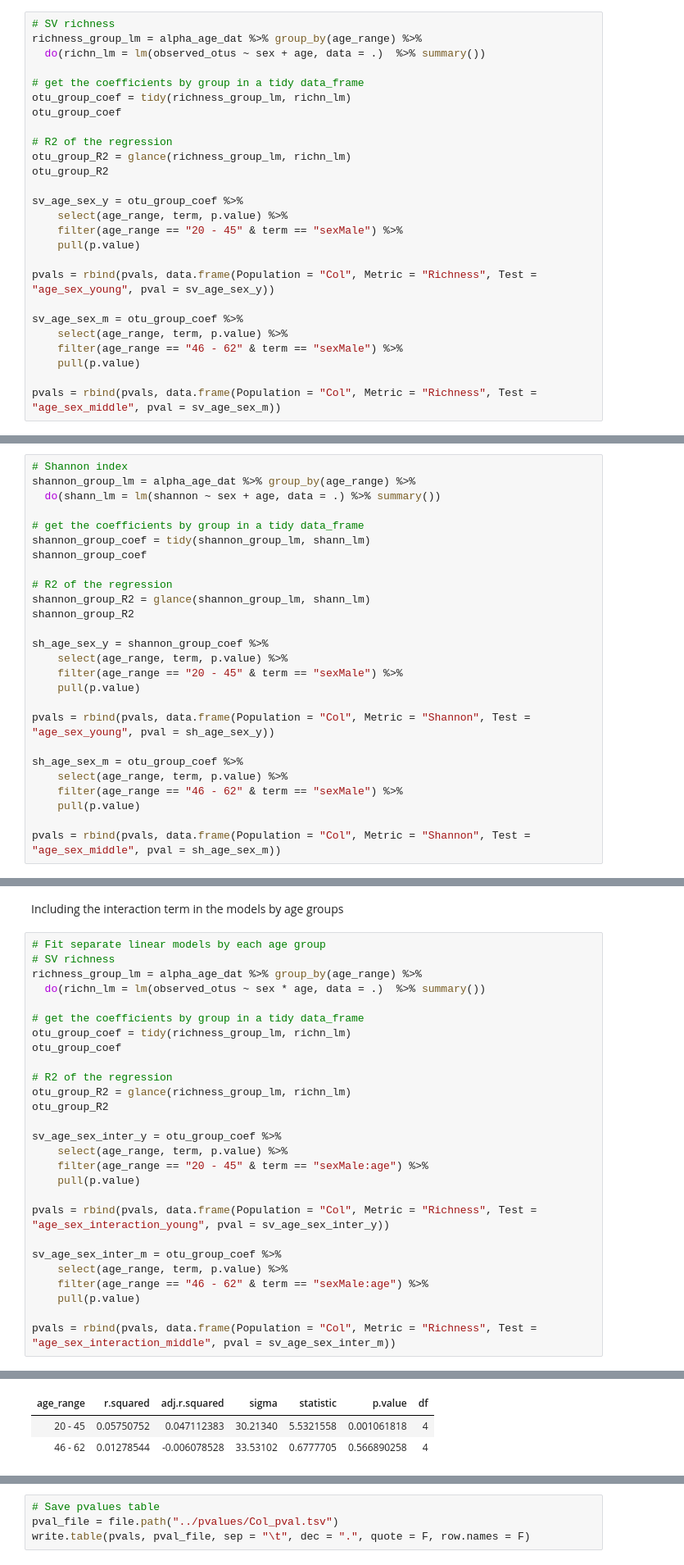
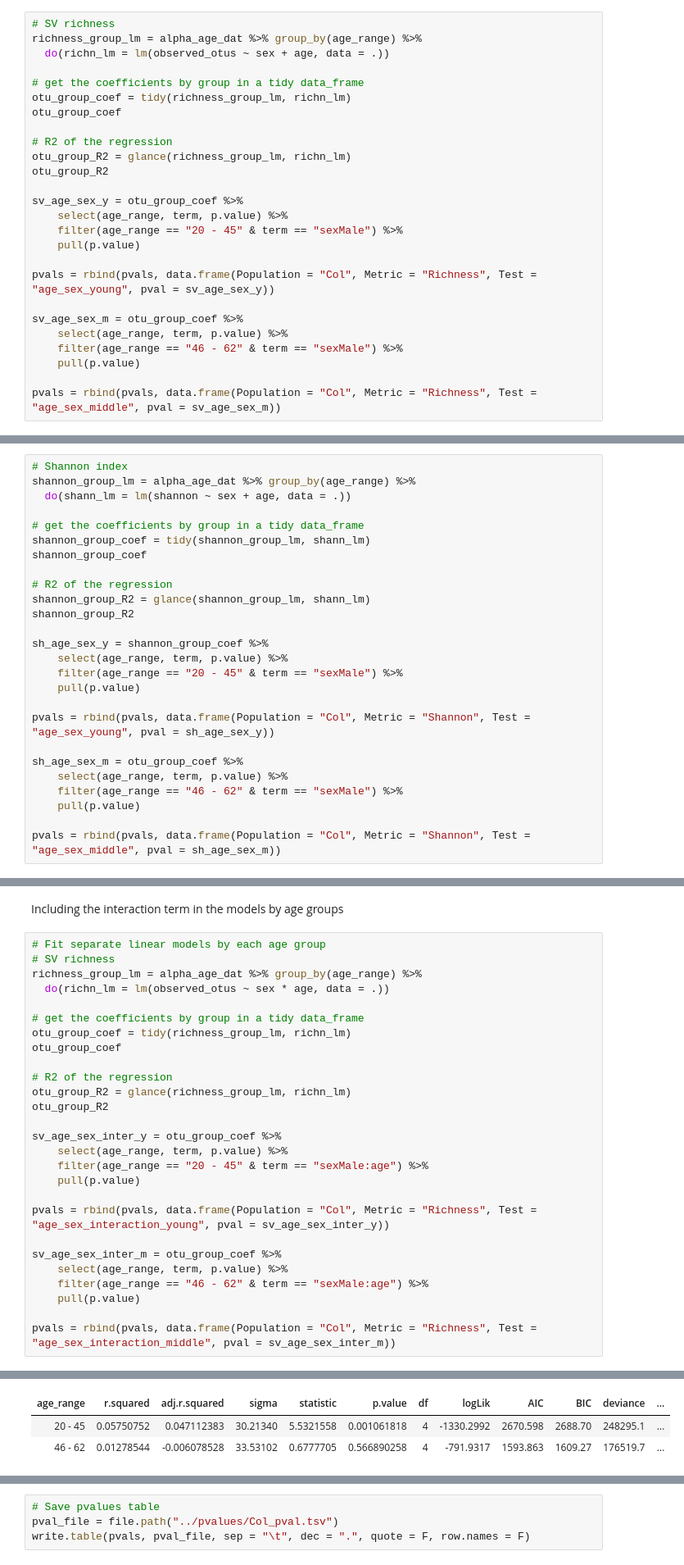
Before and after one commit to jacodela/microbio_aDiv, a Jupyter notebook: Colombia_Analyses/Col_data.ipynb, the cells around one changed output, grey strips where cells are left out. Shown at 82% size. Saved outputs shown, nothing was run; the diff lists cells and outputs as text.

```diff
--- a/Colombia_Analyses/Col_data.ipynb
+++ b/Colombia_Analyses/Col_data.ipynb
@@ -411,7 +411,7 @@ age and sex in each age group separately.
 # %%
 # SV richness
 richness_group_lm = alpha_age_dat %>% group_by(age_range) %>%
-  do(richn_lm = lm(observed_otus ~ sex + age, data = .)  %>% summary())
+  do(richn_lm = lm(observed_otus ~ sex + age, data = .))
 
 # get the coefficients by group in a tidy data_frame
 otu_group_coef = tidy(richness_group_lm, richn_lm)
@@ -448,7 +448,7 @@ pvals = rbind(pvals, data.frame(Population = "Col", Metric = "Richness", Test =
 # %%
 # Shannon index
 shannon_group_lm = alpha_age_dat %>% group_by(age_range) %>%
-  do(shann_lm = lm(shannon ~ sex + age, data = .) %>% summary())
+  do(shann_lm = lm(shannon ~ sex + age, data = .))
 
 # get the coefficients by group in a tidy data_frame
 shannon_group_coef = tidy(shannon_group_lm, shann_lm)
@@ -488,42 +488,42 @@ Including the interaction term in the models by age groups
 # Fit separate linear models by each age group
 # SV richness
 richness_group_lm = alpha_age_dat %>% group_by(age_range) %>%
-  do(richn_lm = lm(observed_otus ~ sex * age, data = .)  %>% summary())
+  do(richn_lm = lm(observed_otus ~ sex * age, data = .))
 
 # get the coefficients by group in a tidy data_frame
 otu_group_coef = tidy(richness_group_lm, richn_lm)
 otu_group_coef
 
 # R2 of the regression
 otu_group_R2 = glance(richness_group_lm, richn_lm)
 otu_group_R2
 
 sv_age_sex_inter_y = otu_group_coef %>%
     select(age_range, term, p.value) %>%
     filter(age_range == "20 - 45" & term == "sexMale:age") %>%
     pull(p.value)
 
 pvals = rbind(pvals, data.frame(Population = "Col", Metric = "Richness", Test = "age_sex_interaction_young", pval = sv_age_sex_inter_y))
 
 sv_age_sex_inter_m = otu_group_coef %>%
     select(age_range, term, p.value) %>%
     filter(age_range == "46 - 62" & term == "sexMale:age") %>%
     pull(p.value)
 
 pvals = rbind(pvals, data.frame(Population = "Col", Metric = "Richness", Test = "age_sex_interaction_middle", pval = sv_age_sex_inter_m))
 # %% [output]
 | age_range | term | estimate | std.error | statistic | p.value |
 | 20 - 45 | (Intercept) | 94.53384115 | 12.1564080 | 7.7764617 | 1.548576e-13 |
 | 20 - 45 | sexMale | -11.92401572 | 17.9049009 | -0.6659638 | 5.059986e-01 |
 | 20 - 45 | age | 0.76507354 | 0.3515414 | 2.1763397 | 3.039031e-02 |
 | 20 - 45 | sexMale:age | 0.05644145 | 0.5151407 | 0.1095651 | 9.128351e-01 |
 | 46 - 62 | (Intercept) | 103.83288956 | 47.1301583 | 2.2031093 | 2.904381e-02 |
 | 46 - 62 | sexMale | 8.03637900 | 65.7919661 | 0.1221483 | 9.029378e-01 |
 | 46 - 62 | age | 0.37141188 | 0.8952840 | 0.4148537 | 6.788153e-01 |
 | 46 - 62 | sexMale:age | -0.29089878 | 1.2447895 | -0.2336932 | 8.155276e-01 |
-| age_range | r.squared | adj.r.squared | sigma | statistic | p.value | df |
-| 20 - 45 | 0.05750752 | 0.047112383 | 30.21340 | 5.5321558 | 0.001061818 | 4 |
-| 46 - 62 | 0.01278544 | -0.006078528 | 33.53102 | 0.6777705 | 0.566890258 | 4 |
+| age_range | r.squared | adj.r.squared | sigma | statistic | p.value | df | logLik | AIC | BIC | deviance | ... |
+| 20 - 45 | 0.05750752 | 0.047112383 | 30.21340 | 5.5321558 | 0.001061818 | 4 | -1330.2992 | 2670.598 | 2688.70 | 248295.1 | ... |
+| 46 - 62 | 0.01278544 | -0.006078528 | 33.53102 | 0.6777705 | 0.566890258 | 4 | -791.9317 | 1593.863 | 1609.27 | 176519.7 | ... |
 # %%
 # Shannon index
 shannon_group_lm = alpha_age_dat %>% group_by(age_range) %>%
```
Also changed, not shown: parts of 2 cells of this notebook.
